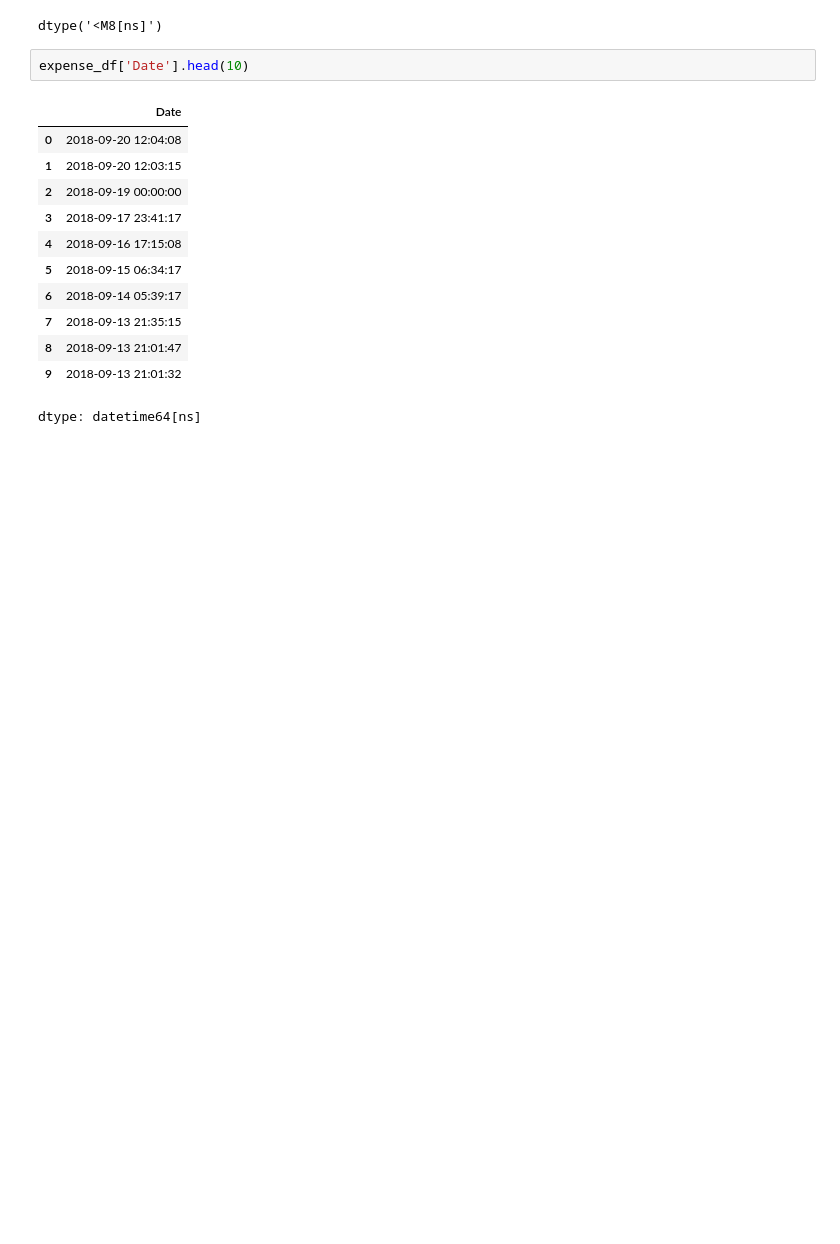
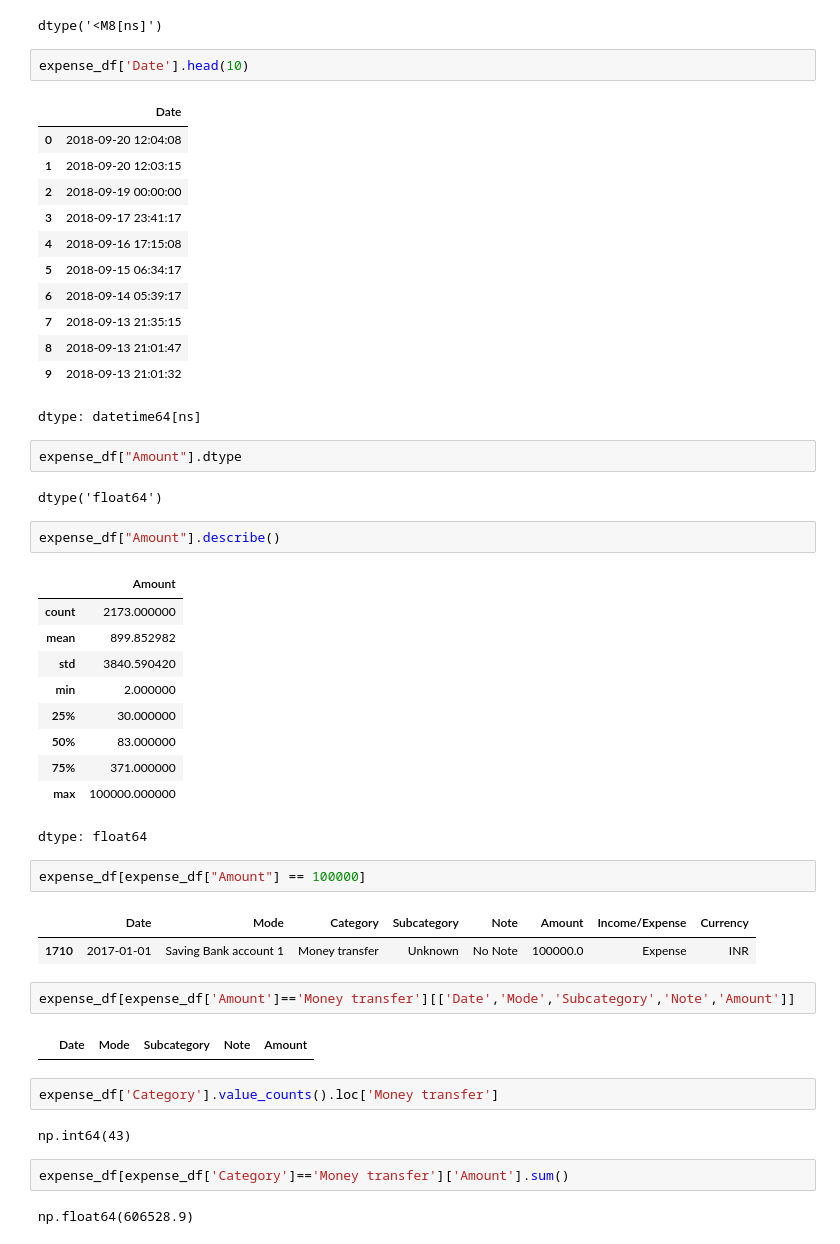
Before and after one commit to kailashchaudhary-p/Daily-Expense-Analyzer, a Jupyter notebook: Daily_Expense_Analyzer.ipynb, the cells around one changed output. Cells and saved outputs as stored; diff of their text form; blank space fills up the shorter version.

```diff
--- a/Daily_Expense_Analyzer.ipynb
+++ b/Daily_Expense_Analyzer.ipynb
@@ -295,3 +289,37 @@ expense_df['Date'].head(10)
 | 8 | 2018-09-13 21:01:47 |
 | 9 | 2018-09-13 21:01:32 |
 dtype: datetime64[ns]
+# %%
+expense_df["Amount"].dtype
+# %% [output]
+dtype('float64')
+# %%
+expense_df["Amount"].describe()
+# %% [output]
+|  | Amount |
+| count | 2173.000000 |
+| mean | 899.852982 |
+| std | 3840.590420 |
+| min | 2.000000 |
+| 25% | 30.000000 |
+| 50% | 83.000000 |
+| 75% | 371.000000 |
+| max | 100000.000000 |
+dtype: float64
+# %%
+expense_df[expense_df["Amount"] == 100000]
+# %% [output]
+|  | Date | Mode | Category | Subcategory | Note | Amount | Income/Expense | Currency |
+| 1710 | 2017-01-01 | Saving Bank account 1 | Money transfer | Unknown | No Note | 100000.0 | Expense | INR |
+# %%
+expense_df[expense_df['Amount']=='Money transfer'][['Date','Mode','Subcategory','Note','Amount']]
+# %% [output]
+|  | Date | Mode | Subcategory | Note | Amount |
+# %%
+expense_df['Category'].value_counts().loc['Money transfer']
+# %% [output]
+np.int64(43)
+# %%
+expense_df[expense_df['Category']=='Money transfer']['Amount'].sum()
+# %% [output]
+np.float64(606528.9)
```
Also changed, not shown: parts of 4 cells of this notebook.
